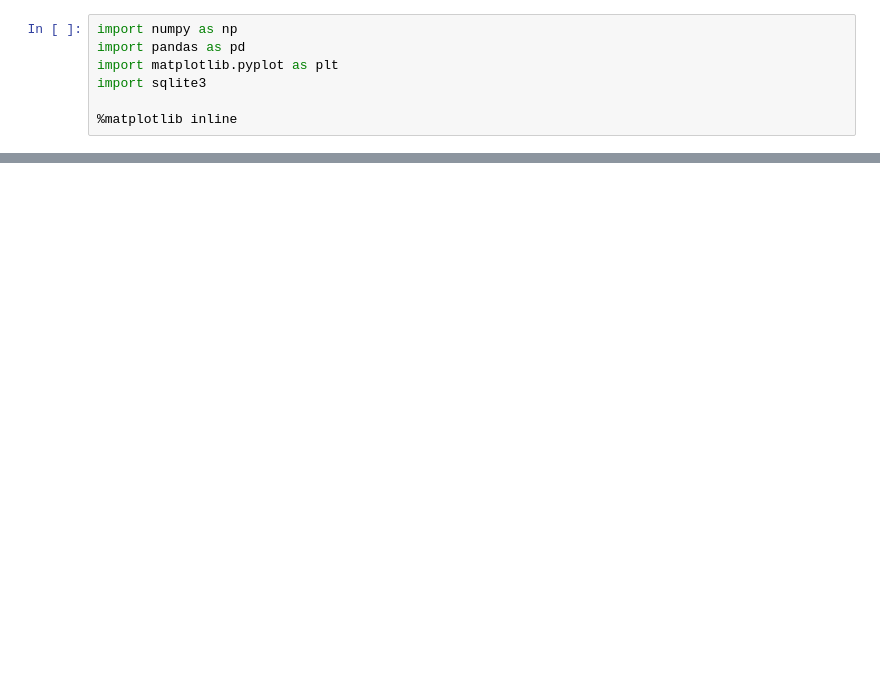
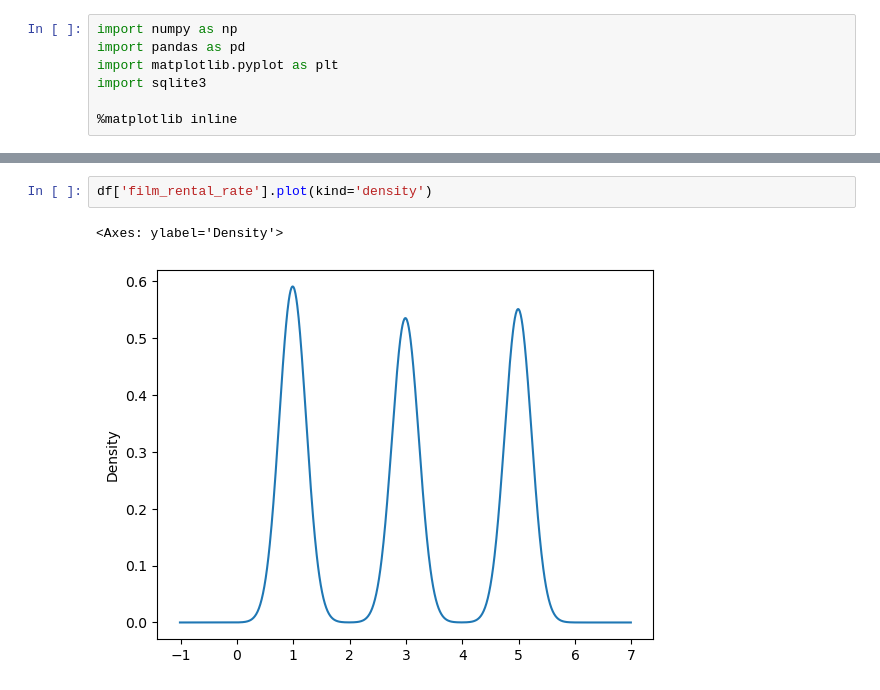
Before and after one commit to RKSRS/Data-Analysis-Example-A-B, a Jupyter notebook: FreeCodeCamp2.ipynb, the cells around one changed output, grey strips where cells are left out. Drawn from its saved outputs; the diff is of its cells as text; blank space fills up the shorter version.

```diff
--- a/FreeCodeCamp2.ipynb
+++ b/FreeCodeCamp2.ipynb
@@ -33,0 +109,5 @@ DatabaseError: Execution failed on sql '
+# %%
+df['film_rental_rate'].plot(kind='density')
+# %% [output]
+<Axes: ylabel='Density'>
+[figure, added]
```
Also changed, not shown: parts of 57 cells of this notebook, 1 other file.
